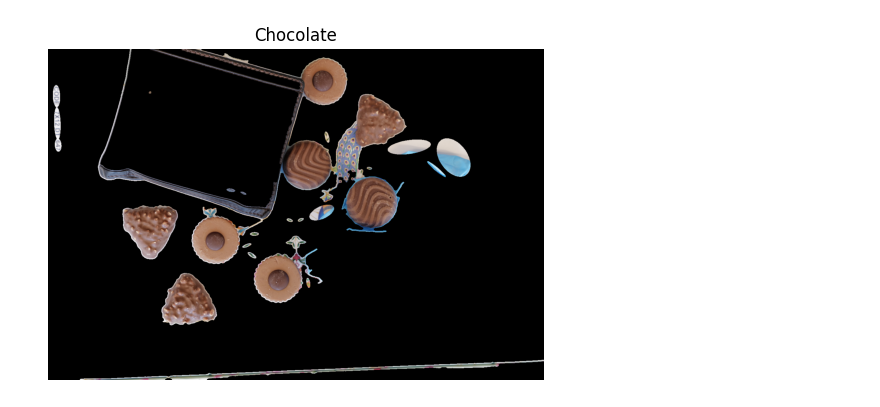
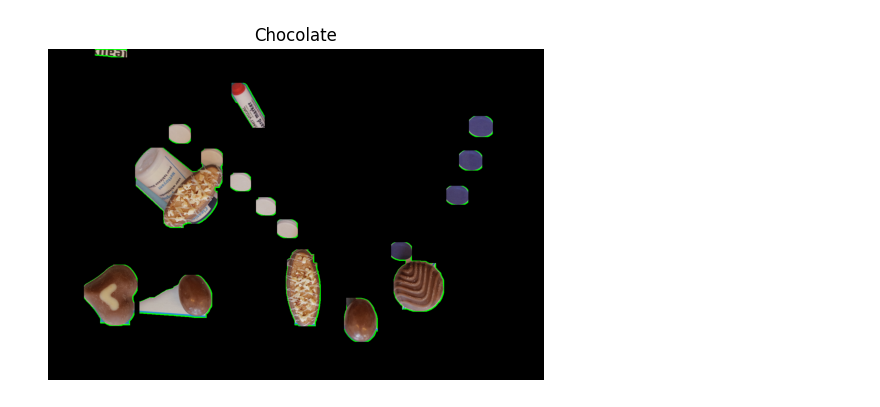
Before and after one commit to timurunv/iapr_group_50, a Jupyter notebook: project/segmentation_flower_background.ipynb, the cells around one changed output. Saved outputs shown, nothing was run; the diff lists cells and outputs as text; code cells hidden in the pictures.

```diff
--- a/project/segmentation_flower_background.ipynb
+++ b/project/segmentation_flower_background.ipynb
@@ -17,10 +17,10 @@ def segmentation(img):
     blurred = cv2.GaussianBlur(luminance, (5, 5), 0)
 
     # --- 4. Canny Edge Detection ---
-    edges = cv2.Canny(blurred, 50, 150)
+    edges = cv2.Canny(blurred, 50, 100)
 
     # --- 5. Dilate to Connect Broken Edges ---
-    kernel = cv2.getStructuringElement(cv2.MORPH_ELLIPSE, (5, 5))
+    kernel = np.ones((5, 5), np.uint8)
     dilated = cv2.dilate(edges, kernel, iterations=1)
 
     # --- 6. Morphological Closing to Fill Gaps ---
@@ -28,32 +28,28 @@ def segmentation(img):
 
     # --- 7. Remove Small Objects by Area Filtering ---
     # Find all contours
-    contours, hierarchy = cv2.findContours(closed, cv2.RETR_CCOMP, cv2.CHAIN_APPROX_SIMPLE)
+    contours, hierarchy = cv2.findContours(closed, cv2.RETR_EXTERNAL, cv2.CHAIN_APPROX_SIMPLE)
 
 
     #plot contours
-    #cv2.drawContours(img, contours, -1, (0, 255, 0), 3)
-    #cv2.imshow("Contours", img)
+    # cv2.drawContours(img, contours, -1, (0, 255, 0), 3)
+    # cv2.imshow("Contours", img)
 
     # --- 7. Replace small contour filtering with ellipse fitting ---
     mask = np.zeros_like(closed)
 
     for cnt in contours:
         area = cv2.contourArea(cnt)
-        # Skip tiny noise
-        if area < 2000:
-            if len(cnt) >= 5:
-                ellipse = cv2.fitEllipse(cnt)
-                (x, y), (MA, ma), angle = ellipse
-                if MA > 5 and ma > 5:
-                    cv2.ellipse(mask, ellipse, 255, -1)
-        else:
+        if area < 500000:
             # If not enough points, fall back to filled contour
             cv2.drawContours(mask, [cnt], -1, 255, thickness=cv2.FILLED)
 
+    # Separate objects
+    kernel = np.ones((40, 40), np.uint8) #TODO à voir si on peut réduire la taille du kernel
+    mask = cv2.morphologyEx(mask, cv2.MORPH_OPEN, kernel, iterations=1)
+
     # --- 8. Apply Mask to Original Image ---
     segmented_objects = cv2.bitwise_and(img, img, mask=mask)
-
 
     return segmented_objects
 
@@ -64,10 +60,11 @@ def plot_choc(img):
     plt.axis('off')
     plt.show()
 # %%
-path_ref = 'dataset_project_iapr2025/train/L1010035.JPG'
-im_org = os.path.join(path_ref)
+path_ref = 'dataset_project_iapr2025/train/'
+jpg_files = [f for f in os.listdir(path_ref)]
+im_org = os.path.join(path_ref, jpg_files[31])
 img = mpimg.imread(im_org)
 res = segmentation(img)
 plot_choc(res)
 # %% [output]
-[figure, old version]
+[figure, new version]
```
